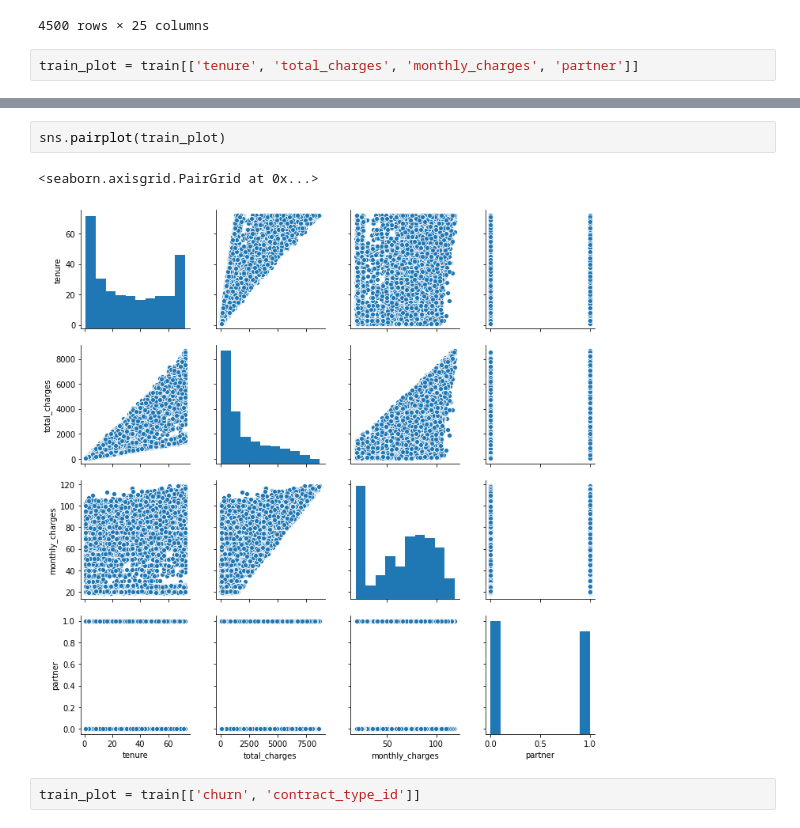
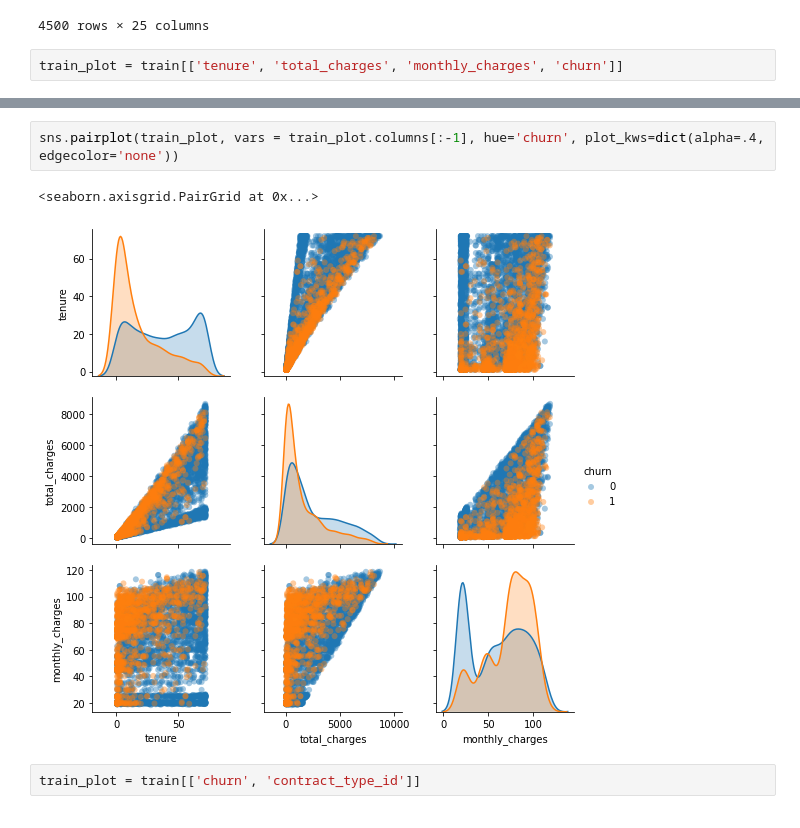
Before and after one commit to ravinder79/Telco_Churn, a Jupyter notebook: Telco_churn_ravinder.ipynb, the cells around one changed output, grey strips where cells are left out. Drawn from its saved outputs; the diff is of its cells as text.

```diff
--- a/Telco_churn_ravinder.ipynb
+++ b/Telco_churn_ravinder.ipynb
@@ -147,7 +147,7 @@ train
 | 1738 | 2 | 1 | 2 | 9055-MOJJJ | Female | 0 | ... |
 4500 rows × 25 columns
 # %%
-train_plot = train[['tenure', 'total_charges', 'monthly_charges', 'partner']]
+train_plot = train[['tenure', 'total_charges', 'monthly_charges', 'churn']]
 # %%
 corr = train.corr()
 corr
@@ -169,11 +169,11 @@ corr
 | total_charges | 0.207307 | -0.177037 | 0.440414 | 0.103035 | 0.307353 | 0.064202 | 0.817362 | ... |
 | churn | -0.266530 | -0.054453 | -0.403699 | 0.149408 | -0.169257 | -0.171815 | -0.364808 | ... |
 | tenure_years | 0.327591 | -0.018147 | 0.674348 | 0.006921 | 0.367897 | 0.161974 | 0.988998 | ... |
-# %%
-sns.pairplot(train_plot)
-# %% [output]
-<seaborn.axisgrid.PairGrid at 0x...>
-[figure, removed]
+# %%
+sns.pairplot(train_plot, vars = train_plot.columns[:-1], hue='churn', plot_kws=dict(alpha=.4, edgecolor='none'))
+# %% [output]
+<seaborn.axisgrid.PairGrid at 0x...>
+[figure, added]
 # %%
 train_plot = train[['churn', 'contract_type_id']]
 # %%
```
Also changed, not shown: parts of 2 cells of this notebook.
